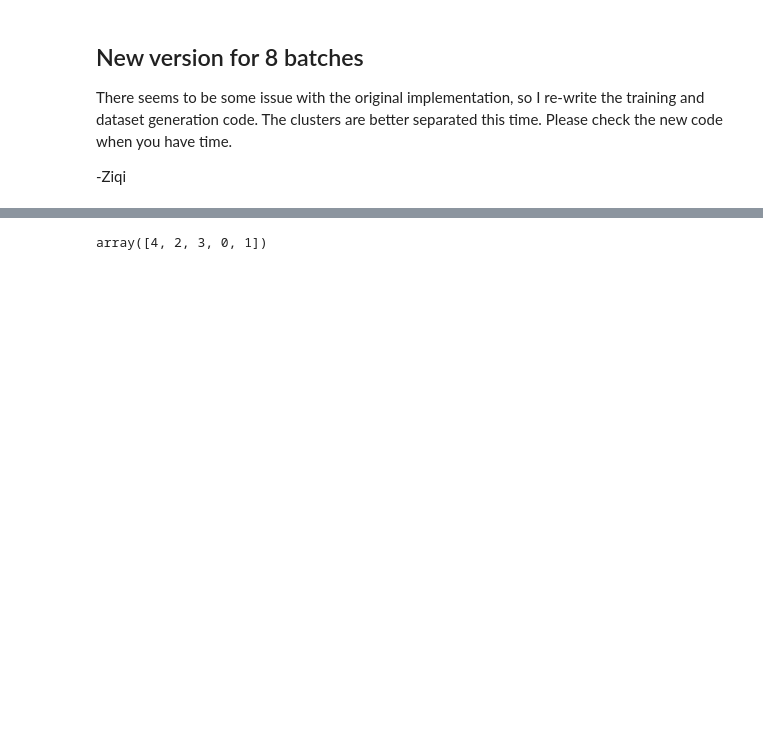
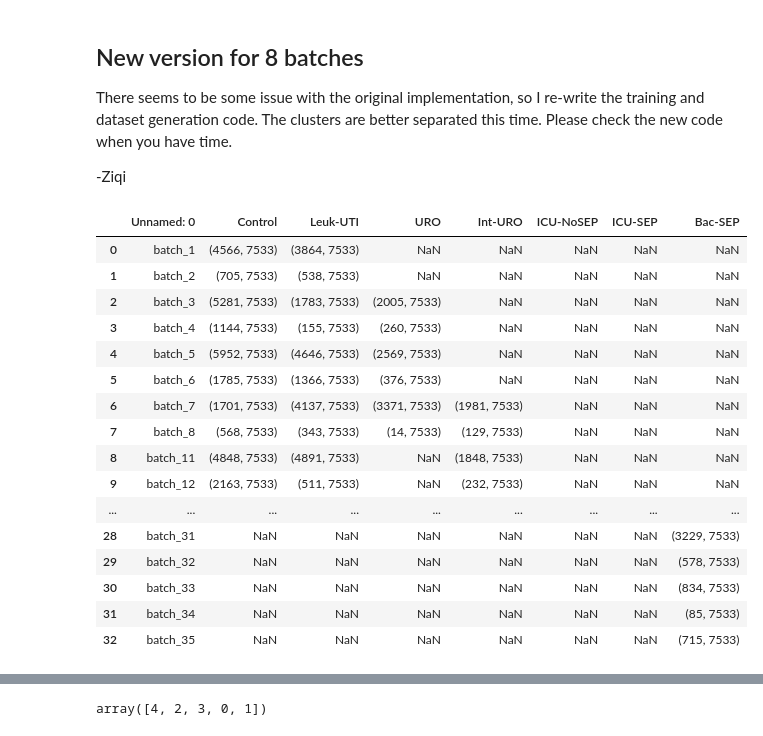
Before and after one commit to ZhangLabGT/scDisInFact, a Jupyter notebook: AntennaVAE/AE_model_sepsis_manul_batch.ipynb, the cells around one changed output, grey strips where cells are left out. Saved outputs shown, nothing was run; the diff lists cells and outputs as text; code cells hidden in the pictures; blank space fills up the shorter version.

```diff
--- a/AntennaVAE/AE_model_sepsis_manul_batch.ipynb
+++ b/AntennaVAE/AE_model_sepsis_manul_batch.ipynb
@@ -70,3 +70,25 @@ class dataset(Dataset):
         else:
             sample = {"batch_id": self.batch_id[idx], "time_point": self.time_point[idx] ,"count": self.counts[idx,:], "count_stand": self.counts_stand[idx,:], "index": idx, "libsize": self.libsizes[idx]}
         return sample
+# %%
+batch_info = pd.read_csv(r'./data/scp_gex_matrix/processed_sepsis_7533/sepsis_processed_batch_info.csv')
+# %%
+batch_info
+# %% [output]
+|  | Unnamed: 0 | Control | Leuk-UTI | URO | Int-URO | ICU-NoSEP | ICU-SEP | Bac-SEP |
+| 0 | batch_1 | (4566, 7533) | (3864, 7533) | NaN | NaN | NaN | NaN | NaN |
+| 1 | batch_2 | (705, 7533) | (538, 7533) | NaN | NaN | NaN | NaN | NaN |
+| 2 | batch_3 | (5281, 7533) | (1783, 7533) | (2005, 7533) | NaN | NaN | NaN | NaN |
+| 3 | batch_4 | (1144, 7533) | (155, 7533) | (260, 7533) | NaN | NaN | NaN | NaN |
+| 4 | batch_5 | (5952, 7533) | (4646, 7533) | (2569, 7533) | NaN | NaN | NaN | NaN |
+| 5 | batch_6 | (1785, 7533) | (1366, 7533) | (376, 7533) | NaN | NaN | NaN | NaN |
+| 6 | batch_7 | (1701, 7533) | (4137, 7533) | (3371, 7533) | (1981, 7533) | NaN | NaN | NaN |
+| 7 | batch_8 | (568, 7533) | (343, 7533) | (14, 7533) | (129, 7533) | NaN | NaN | NaN |
+| 8 | batch_11 | (4848, 7533) | (4891, 7533) | NaN | (1848, 7533) | NaN | NaN | NaN |
+| 9 | batch_12 | (2163, 7533) | (511, 7533) | NaN | (232, 7533) | NaN | NaN | NaN |
+| ... | ... | ... | ... | ... | ... | ... | ... | ... |
+| 28 | batch_31 | NaN | NaN | NaN | NaN | NaN | NaN | (3229, 7533) |
+| 29 | batch_32 | NaN | NaN | NaN | NaN | NaN | NaN | (578, 7533) |
+| 30 | batch_33 | NaN | NaN | NaN | NaN | NaN | NaN | (834, 7533) |
+| 31 | batch_34 | NaN | NaN | NaN | NaN | NaN | NaN | (85, 7533) |
+| 32 | batch_35 | NaN | NaN | NaN | NaN | NaN | NaN | (715, 7533) |
```
Also changed, not shown: parts of 9 cells of this notebook, 1 other file.
